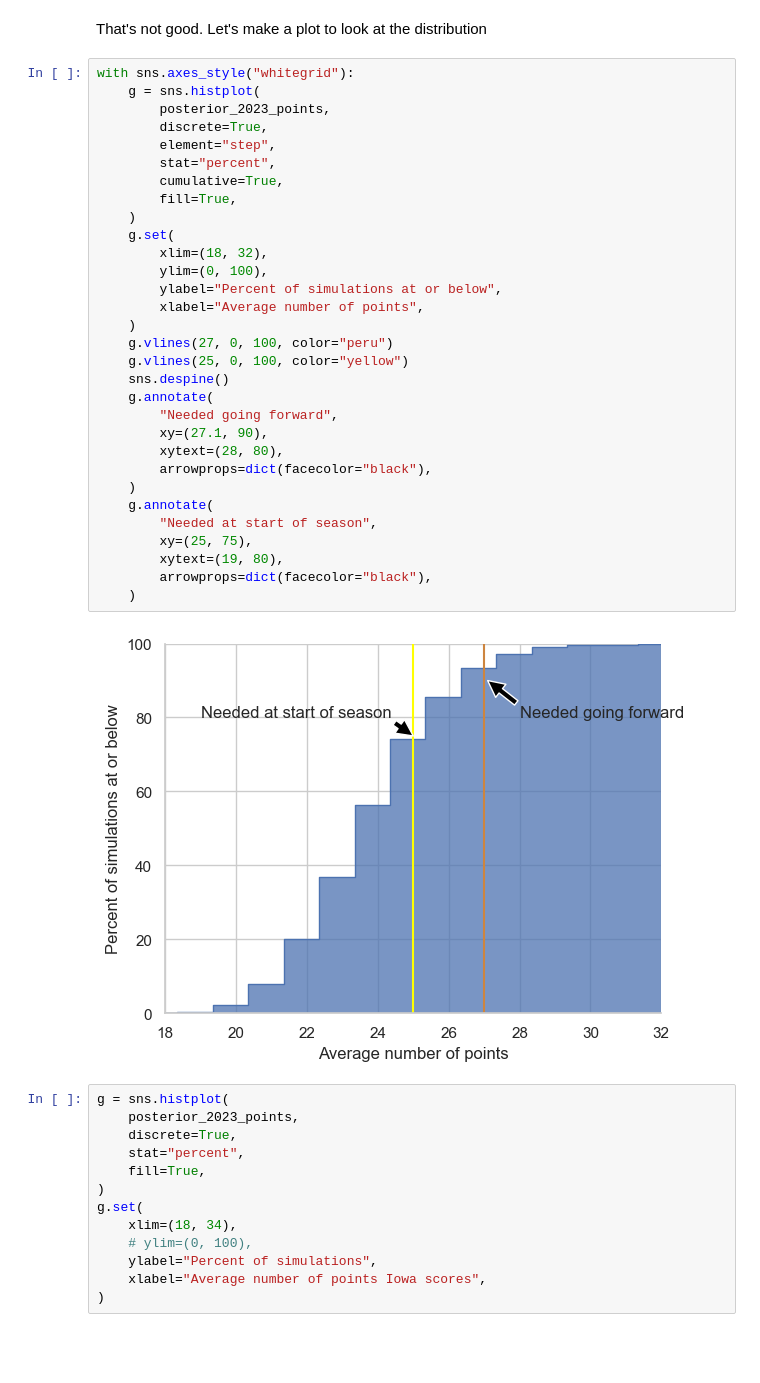
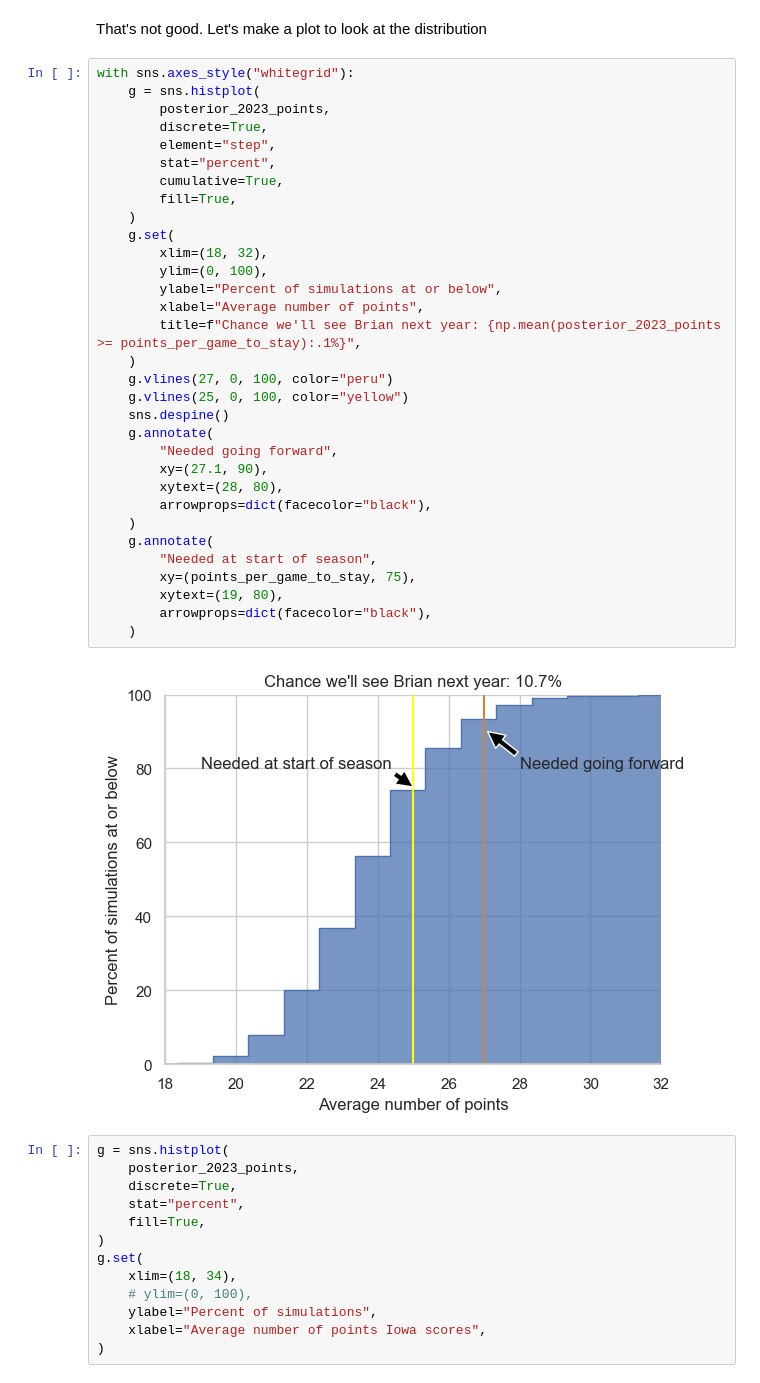
Before and after one commit to frank1010111/iowa-scoring, a Jupyter notebook: notebooks/analyze.ipynb, the cells around one changed output. Saved outputs shown, nothing was run; the diff lists cells and outputs as text; blank space fills up the shorter version.

```diff
--- a/notebooks/analyze.ipynb
+++ b/notebooks/analyze.ipynb
@@ -156,35 +156,36 @@ That's not good. Let's make a plot to look at the distribution
 with sns.axes_style("whitegrid"):
     g = sns.histplot(
         posterior_2023_points,
         discrete=True,
         element="step",
         stat="percent",
         cumulative=True,
         fill=True,
     )
     g.set(
         xlim=(18, 32),
         ylim=(0, 100),
         ylabel="Percent of simulations at or below",
         xlabel="Average number of points",
+        title=f"Chance we'll see Brian next year: {np.mean(posterior_2023_points >= points_per_game_to_stay):.1%}",
     )
     g.vlines(27, 0, 100, color="peru")
     g.vlines(25, 0, 100, color="yellow")
     sns.despine()
     g.annotate(
         "Needed going forward",
         xy=(27.1, 90),
         xytext=(28, 80),
         arrowprops=dict(facecolor="black"),
     )
     g.annotate(
         "Needed at start of season",
-        xy=(25, 75),
+        xy=(points_per_game_to_stay, 75),
         xytext=(19, 80),
         arrowprops=dict(facecolor="black"),
     )
 # %% [output]
-[figure, old version]
+[figure, new version]
 # %%
 g = sns.histplot(
     posterior_2023_points,
```
